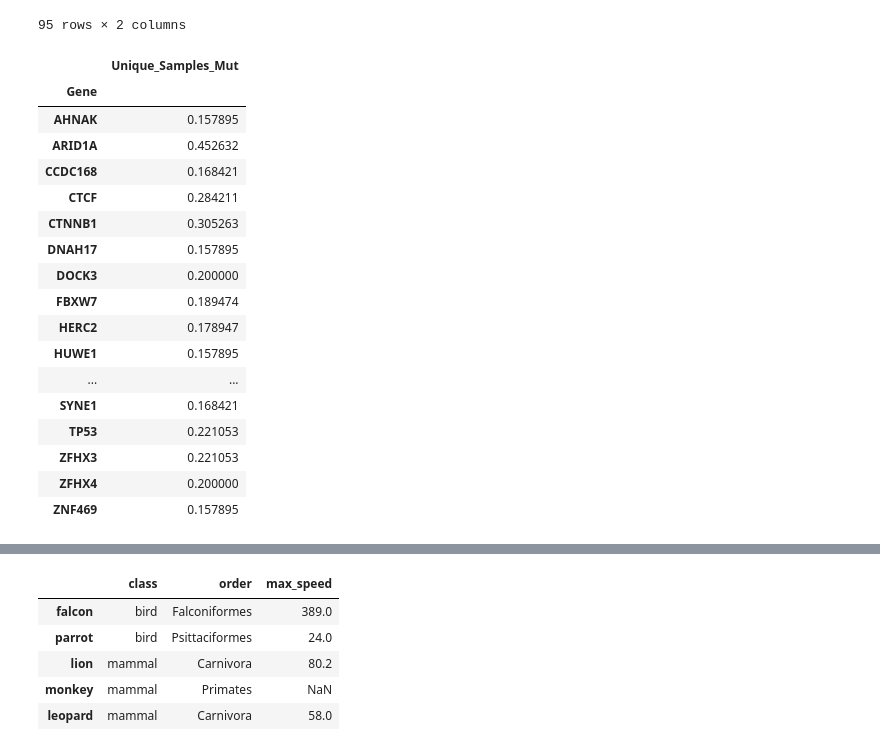
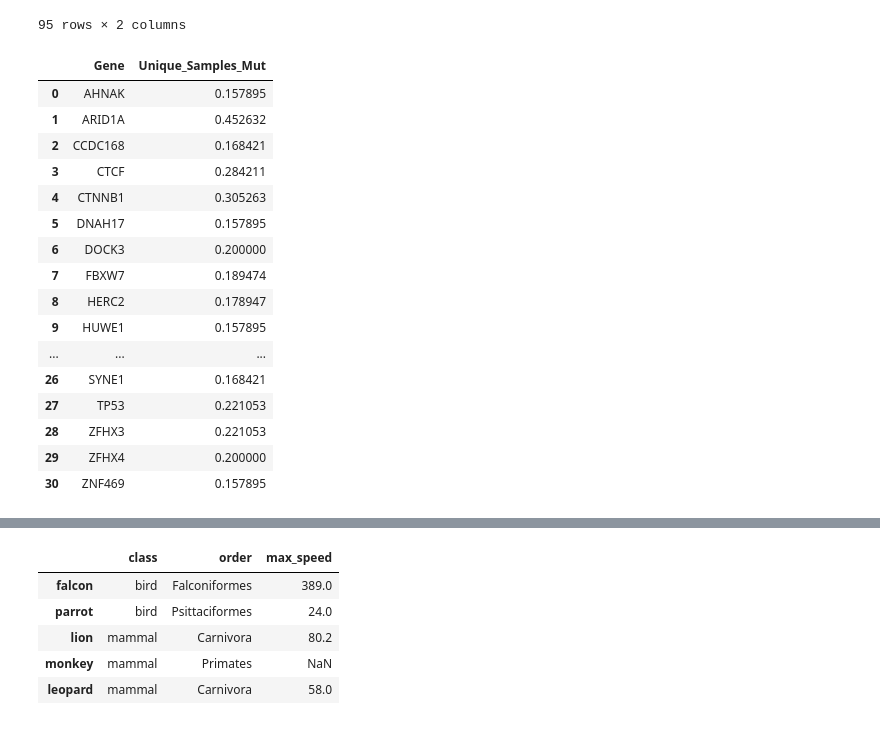
Before and after one commit to PayneLab/WhenMutationsMatter, a Jupyter notebook: Brittany/get_frequently_mutated rv Dan.ipynb, the cells around one changed output, grey strips where cells are left out. Cells and saved outputs as stored; diff of their text form; code cells hidden in the pictures.

```diff
--- a/Brittany/get_frequently_mutated rv Dan.ipynb
+++ b/Brittany/get_frequently_mutated rv Dan.ipynb
@@ -164,42 +164,42 @@ genes_df = genes_df.apply(lambda x: x / 95)
 # %%
 somatic_mutations = en.get_mutations()
 #move samples to col so can be counted
 df = somatic_mutations.reset_index()
 
  # group by gene and count unique samples
 genes_df = df.groupby(['Gene']).nunique()
 
 #format
 genes_df = genes_df.rename(columns={"Sample_ID": "Unique_Samples_Mut"})
 genes_df = genes_df.drop(['Location','Gene', 'Mutation'], axis = 1)
 
 #test
 gene = 'ARID1A'
 c = genes_df.loc[gene:gene,:]
 
 genes_df = genes_df.apply(lambda x: x / 95)
 filtered = genes_df.where(lambda x: x > .15)
 filtered = filtered.dropna()
+filtered = filtered.reset_index()
 filtered
 # %% [output]
-|  | Unique_Samples_Mut |
-| Gene |  |
-| AHNAK | 0.157895 |
-| ARID1A | 0.452632 |
-| CCDC168 | 0.168421 |
-| CTCF | 0.284211 |
-| CTNNB1 | 0.305263 |
-| DNAH17 | 0.157895 |
-| DOCK3 | 0.200000 |
-| FBXW7 | 0.189474 |
-| HERC2 | 0.178947 |
-| HUWE1 | 0.157895 |
-| ... | ... |
-| SYNE1 | 0.168421 |
-| TP53 | 0.221053 |
-| ZFHX3 | 0.221053 |
-| ZFHX4 | 0.200000 |
-| ZNF469 | 0.157895 |
+|  | Gene | Unique_Samples_Mut |
+| 0 | AHNAK | 0.157895 |
+| 1 | ARID1A | 0.452632 |
+| 2 | CCDC168 | 0.168421 |
+| 3 | CTCF | 0.284211 |
+| 4 | CTNNB1 | 0.305263 |
+| 5 | DNAH17 | 0.157895 |
+| 6 | DOCK3 | 0.200000 |
+| 7 | FBXW7 | 0.189474 |
+| 8 | HERC2 | 0.178947 |
+| 9 | HUWE1 | 0.157895 |
+| ... | ... | ... |
+| 26 | SYNE1 | 0.168421 |
+| 27 | TP53 | 0.221053 |
+| 28 | ZFHX3 | 0.221053 |
+| 29 | ZFHX4 | 0.200000 |
+| 30 | ZNF469 | 0.157895 |
 # %%
 somatic_mutations = en.get_mutations()
 #move samples to col so can be counted
```
Also changed, not shown: parts of 2 cells of this notebook.
